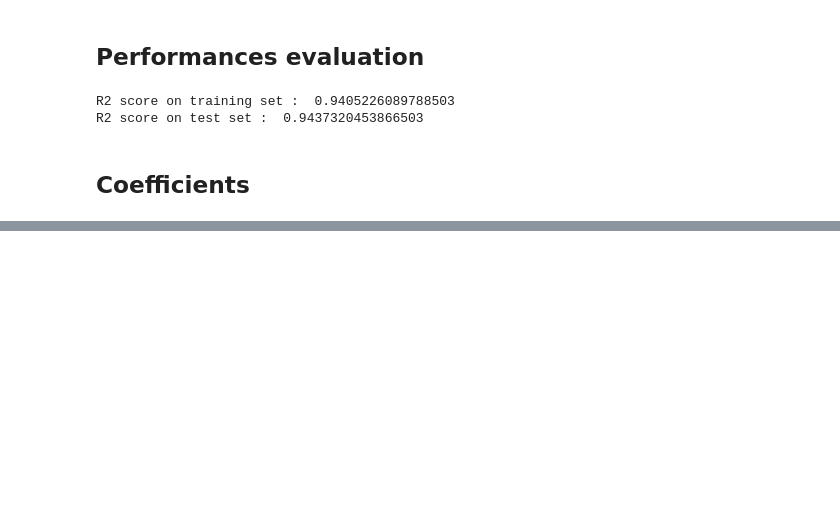
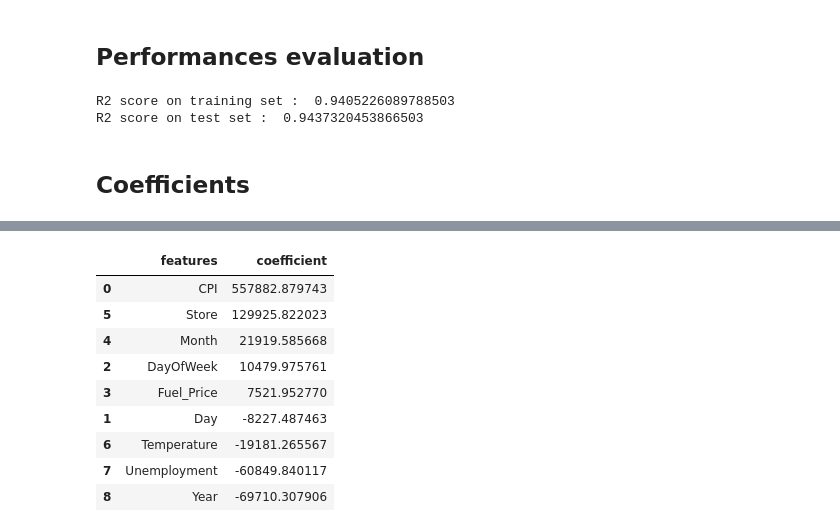
Before and after one commit to g0thier/Bloc-3, a Jupyter notebook: 01_Walmart/02_Linear_regression.ipynb, the cells around one changed output, grey strips where cells are left out. Saved outputs shown, nothing was run; the diff lists cells and outputs as text; code cells hidden in the pictures; blank space fills up the shorter version.

```diff
--- a/01_Walmart/02_Linear_regression.ipynb
+++ b/01_Walmart/02_Linear_regression.ipynb
@@ -207,0 +208,33 @@ display(coefficient)
+# %%
+#calculate coefficient features
+list_num = [] # preprocessor num
+list_cat = [] # preprocessor cat
+
+for column in X.columns:
+    if column in categorical_features:
+        loop = len(X[column].unique())
+        for i in range(1, loop):
+            list_cat.append(column)
+    else:
+        list_num.append(column)
+
+list_features = list_num + list_cat
+
+coefficient = pd.DataFrame(list(zip(list_features, model.coef_.tolist() )), columns=['features','coefficient'] )
+
+coefficient = coefficient.groupby('features', as_index=False).mean()
+
+coefficient = coefficient.sort_values(by=['coefficient'], ascending=False)
+
+display(coefficient)
+# %% [output]
+|  | features | coefficient |
+| 0 | CPI | 557882.879743 |
+| 5 | Store | 129925.822023 |
+| 4 | Month | 21919.585668 |
+| 2 | DayOfWeek | 10479.975761 |
+| 3 | Fuel_Price | 7521.952770 |
+| 1 | Day | -8227.487463 |
+| 6 | Temperature | -19181.265567 |
+| 7 | Unemployment | -60849.840117 |
+| 8 | Year | -69710.307906 |
```
Also changed, not shown: parts of 1 cell of this notebook, 3 other files.
